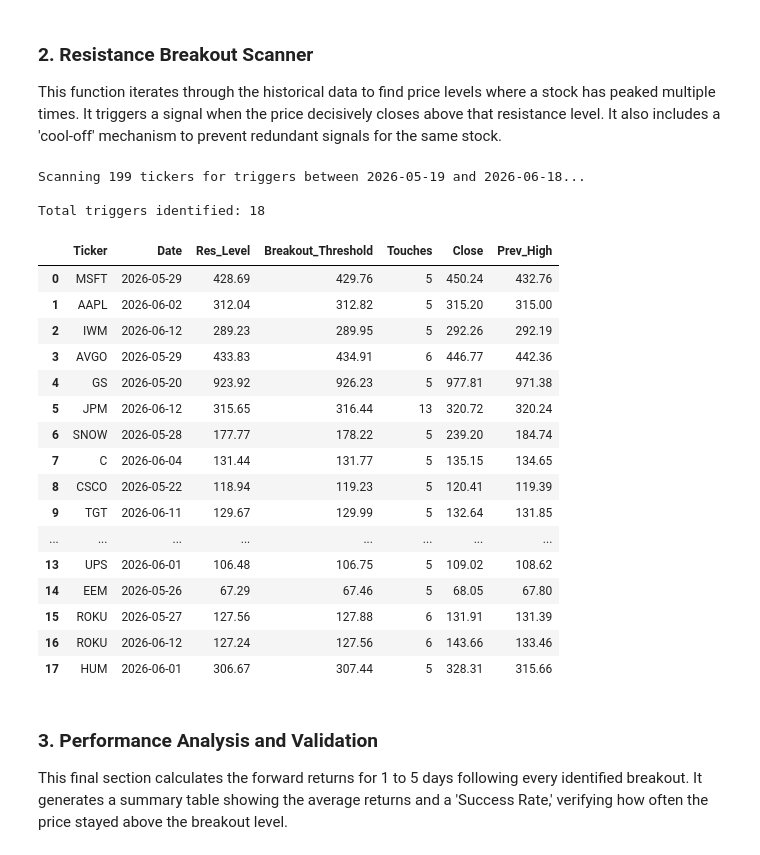
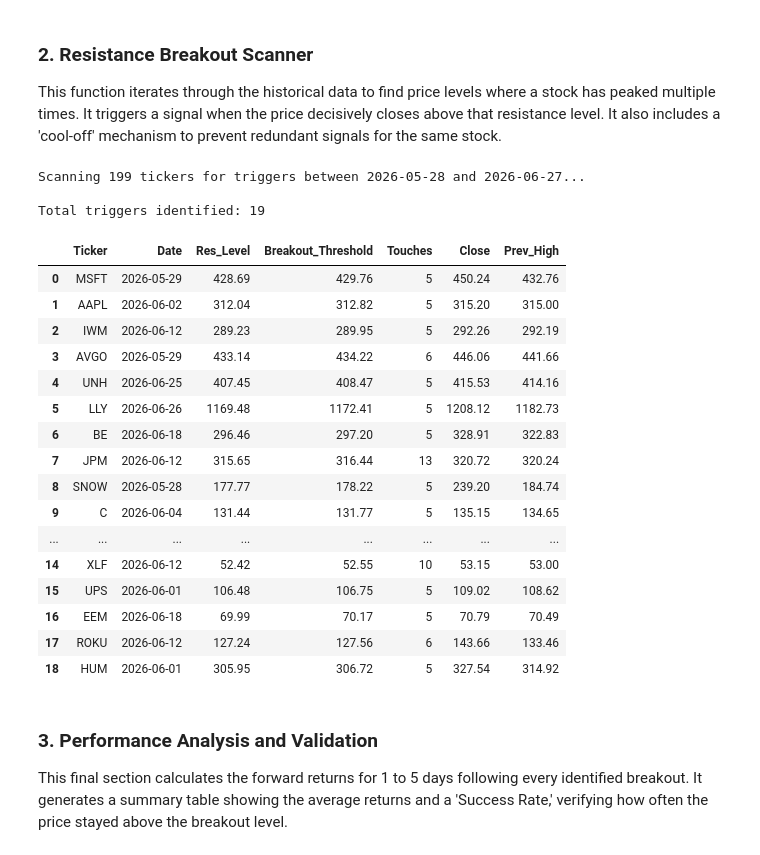
Before and after one commit to jhenningsen/Equity_Analysis, a Jupyter notebook: Breakout/Resistance_Breakout_Daily.ipynb, the cells around one changed output. Saved outputs shown, nothing was run; the diff lists cells and outputs as text; code cells hidden in the pictures.

```diff
--- a/Breakout/Resistance_Breakout_Daily.ipynb
+++ b/Breakout/Resistance_Breakout_Daily.ipynb
@@ -212,49 +236,49 @@ def scan_resistance_breakout(ticker_list, full_data,
                                 "Breakout_Threshold": round(breakout_threshold, 2),
                                 "Touches": touches,
                                 "Close": round(current_close, 2),
                                 "Prev_High": round(highest_high_in_window, 2)
                             })
                             last_breakout_date[ticker] = current_date
                             break
 
         except Exception:
             continue
 
     return pd.DataFrame(candidates)
 
 # Re-run the scan using the parameter window
 if 'full_historical_data' in globals() and not full_historical_data.empty:
     watchlist_df = scan_resistance_breakout(
         tickers,
         full_historical_data,
         start_date_str=START_BREAKOUT_IDENTIFICATION,
-        end_date_str=TODAY_DATE,
+        end_date_str=SCAN_DATE, # Use SCAN_DATE here
         min_touches=5,
         cool_off_days=5
     )
     print(f"\nTotal triggers identified: {len(watchlist_df)}")
     display(watchlist_df.head(20))
 # %% [output]
-Scanning 199 tickers for triggers between 2026-05-19 and 2026-06-18...
+Scanning 199 tickers for triggers between 2026-05-28 and 2026-06-27...
 
-Total triggers identified: 18
+Total triggers identified: 19
 |  | Ticker | Date | Res_Level | Breakout_Threshold | Touches | Close | Prev_High |
 | 0 | MSFT | 2026-05-29 | 428.69 | 429.76 | 5 | 450.24 | 432.76 |
 | 1 | AAPL | 2026-06-02 | 312.04 | 312.82 | 5 | 315.20 | 315.00 |
 | 2 | IWM | 2026-06-12 | 289.23 | 289.95 | 5 | 292.26 | 292.19 |
-| 3 | AVGO | 2026-05-29 | 433.83 | 434.91 | 6 | 446.77 | 442.36 |
-| 4 | GS | 2026-05-20 | 923.92 | 926.23 | 5 | 977.81 | 971.38 |
-| 5 | JPM | 2026-06-12 | 315.65 | 316.44 | 13 | 320.72 | 320.24 |
-| 6 | SNOW | 2026-05-28 | 177.77 | 178.22 | 5 | 239.20 | 184.74 |
-| 7 | C | 2026-06-04 | 131.44 | 131.77 | 5 | 135.15 | 134.65 |
-| 8 | CSCO | 2026-05-22 | 118.94 | 119.23 | 5 | 120.41 | 119.39 |
-| 9 | TGT | 2026-06-11 | 129.67 | 129.99 | 5 | 132.64 | 131.85 |
+| 3 | AVGO | 2026-05-29 | 433.14 | 434.22 | 6 | 446.06 | 441.66 |
+| 4 | UNH | 2026-06-25 | 407.45 | 408.47 | 5 | 415.53 | 414.16 |
+| 5 | LLY | 2026-06-26 | 1169.48 | 1172.41 | 5 | 1208.12 | 1182.73 |
+| 6 | BE | 2026-06-18 | 296.46 | 297.20 | 5 | 328.91 | 322.83 |
+| 7 | JPM | 2026-06-12 | 315.65 | 316.44 | 13 | 320.72 | 320.24 |
+| 8 | SNOW | 2026-05-28 | 177.77 | 178.22 | 5 | 239.20 | 184.74 |
+| 9 | C | 2026-06-04 | 131.44 | 131.77 | 5 | 135.15 | 134.65 |
 | ... | ... | ... | ... | ... | ... | ... | ... |
-| 13 | UPS | 2026-06-01 | 106.48 | 106.75 | 5 | 109.02 | 108.62 |
-| 14 | EEM | 2026-05-26 | 67.29 | 67.46 | 5 | 68.05 | 67.80 |
-| 15 | ROKU | 2026-05-27 | 127.56 | 127.88 | 6 | 131.91 | 131.39 |
-| 16 | ROKU | 2026-06-12 | 127.24 | 127.56 | 6 | 143.66 | 133.46 |
-| 17 | HUM | 2026-06-01 | 306.67 | 307.44 | 5 | 328.31 | 315.66 |
+| 14 | XLF | 2026-06-12 | 52.42 | 52.55 | 10 | 53.15 | 53.00 |
+| 15 | UPS | 2026-06-01 | 106.48 | 106.75 | 5 | 109.02 | 108.62 |
+| 16 | EEM | 2026-06-18 | 69.99 | 70.17 | 5 | 70.79 | 70.49 |
+| 17 | ROKU | 2026-06-12 | 127.24 | 127.56 | 6 | 143.66 | 133.46 |
+| 18 | HUM | 2026-06-01 | 305.95 | 306.72 | 5 | 327.54 | 314.92 |
 # %% [markdown]
 ### 3. Performance Analysis and Validation
 This final section calculates the forward returns for 1 to 5 days following every identified breakout. It generates a summary table showing the average returns and a 'Success Rate,' verifying how often the price stayed above the breakout level.
```
Also changed, not shown: parts of 5 cells of this notebook.
